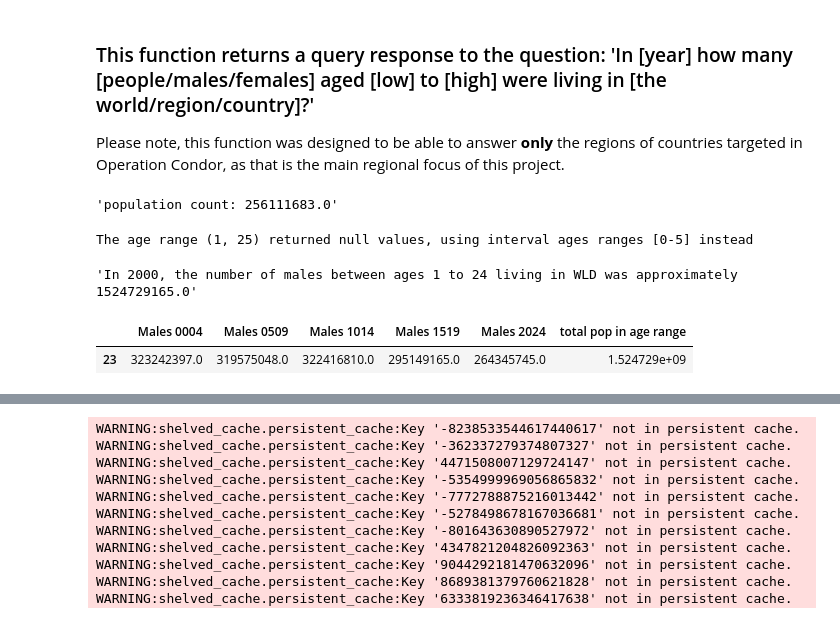
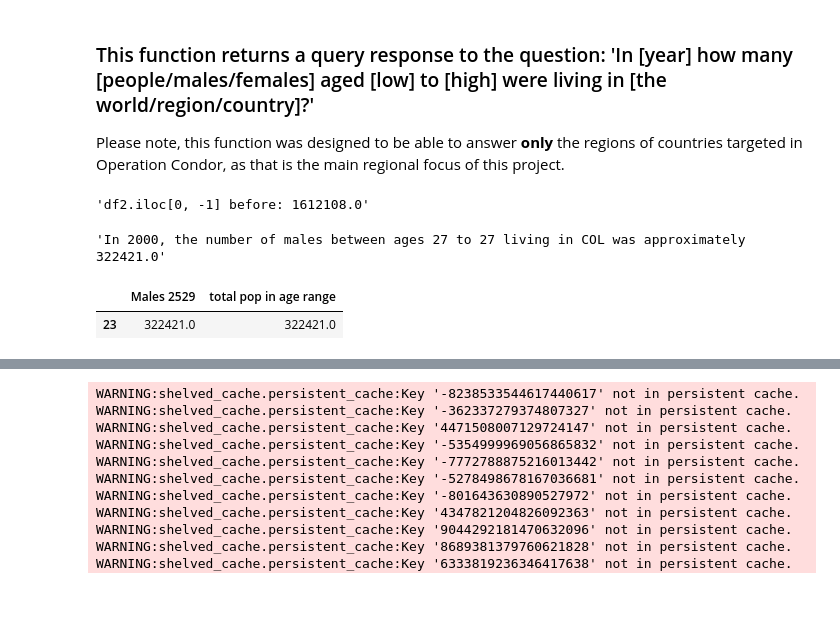
Before and after one commit to celestebasken/Project1, a Jupyter notebook: Project1_Final.ipynb, the cells around one changed output, grey strips where cells are left out. Cells and saved outputs as stored; diff of their text form; code cells hidden in the pictures.

```diff
--- a/Project1_Final.ipynb
+++ b/Project1_Final.ipynb
@@ -172,22 +155,38 @@ def age_range_intv(age_low, age_high, sex):
 
 
 
-def get_region_df(labels, age_high, sex, place, year):
+def get_region_df(labels, age_low, age_high, sex, place, year):
     df = wbdata.get_dataframe(labels,country = place,parse_dates=True)
     df = df.reset_index()
-    df2 = df[df['date'] == f'{year}-01-01']
-
+    df2 = df[df['date'] == f'{year}-01-01'].copy()
+    display(f'df2.iloc[0, -1] before: {df2.iloc[0, -1]}')
     #if the age high is >25 and <80 and not a multiple of 5, then take a proportional fraction of the last column
     #example: 27, in range [25, 29] want (27%5 /5)
     #doesn't account for ages 81, 82, 83, etc (difficult to interpolate when so little data on older ages)
-    if ((age_high>=25) & (age_high<80) & (age_high%5 != 4)):
 
-        population_count = df2.iloc[0, -1]
-        display(f'population count: {population_count}')
-        proportion = (age_high%5+1) / 5
-        df2.iloc[0, -1] = proportion*population_count
+    #high and low age in same bin
+    if(len(labels) ==1):
+        if (25 <= age_high < 80) and ((age_high % 5 != 4) or (age_low % 5 != 0)):
+            proportion = (age_high - age_low + 1)/5
+            population_count = df2[df2.columns[1]].iloc[0]
+            df2.loc[df2.index[0], df2.columns[1]]= int(proportion*population_count)
+    #high and low ages in different bins
+    else:
+        if (25 <= age_high < 80) and (age_high % 5 != 4):
+            population_count = df2.iloc[0, -1]
+            proportion = (age_high%5+1) / 5
+            df2.loc[df2.index[0], df2.columns[-1]] = int(proportion*population_count)
+
+
+        if (25 <= age_low < 80) and (age_low % 5 != 0):
+            population_count_low = df2[df2.columns[1]].iloc[0]
+            proportion = (age_low%5+1) / 5
+            df2.loc[df2.index[0], df2.columns[1]]= int(proportion*population_count_low)
+
 
     return df2
+
+
 #df = get_df(labels, sex, place, year)
 #labels = range(22, 77, 'males')
 #df = get_df(labels, 77, 'females', 'COL', 2022)
@@ -211,17 +210,17 @@ def population(sex, age_low, age_high, place, year):
 
     #unit test for age edge cases (if highest age lies in an interval)
     tlabels = {'SP.POP.2529.MA': 'Males 25-29'}
-    df_test = get_region_df(tlabels, 27, sex, place, year)
-    assert df_test.iloc[0, -1] <= df_test.iloc[0, 1], "Population proportion adjustment error!"
+    #df_test = get_region_df(tlabels, 25, 27, sex, place, year)
+    #assert df_test.iloc[0, -1] <= df_test.iloc[0, 1], "Population proportion adjustment error!"
 
 
-    df = get_region_df(labels, age_high, sex, place, year)
+    df = get_region_df(labels, age_low, age_high, sex, place, year)
 
     # Check if the dataframe has any 'None' values for an age (Like 'WLD')
     if df.iloc[:, 1:].isnull().all().any():
         print('The age range (1, 25) returned null values, using interval ages ranges [0-5] instead')
         labels = age_range_intv(age_low, age_high, sex)
-        df = get_region_df(labels, age_high, sex, place, year)
+        df = get_region_df(labels, age_low, age_high, sex, place, year)
 
     df.drop('date', axis = 1, inplace=True)
     df['total pop in age range'] = df.sum(axis=1)
@@ -231,13 +230,12 @@ def population(sex, age_low, age_high, place, year):
 # %%
 #ENTER YOUR QUERIES HERE
 #df_test = population('males', 0, 100, 'COL', 2000)
 #assert df_test.iloc[0]['total pop in age range'] > 1e9 / 2, "Too few males in world population!"
 
-population('males', 1, 24, 'WLD', 2000)
+population('males', 27, 27, 'COL', 2000)
 #df_test
 # %% [output]
-'population count: 256111683.0'
+'df2.iloc[0, -1] before: 1612108.0'
-The age range (1, 25) returned null values, using interval ages ranges [0-5] instead
+'In 2000, the number of males between ages 27 to 27 living in COL was approximately 322421.0'
-'In 2000, the number of males between ages 1 to 24 living in WLD was approximately 1524729165.0'
-|  | Males 0004 | Males 0509 | Males 1014 | Males 1519 | Males 2024 | total pop in age range |
-| 23 | 323242397.0 | 319575048.0 | 322416810.0 | 295149165.0 | 264345745.0 | 1.524729e+09 |
+|  | Males 2529 | total pop in age range |
+| 23 | 322421.0 | 322421.0 |
```
Also changed, not shown: parts of 2 cells of this notebook.
